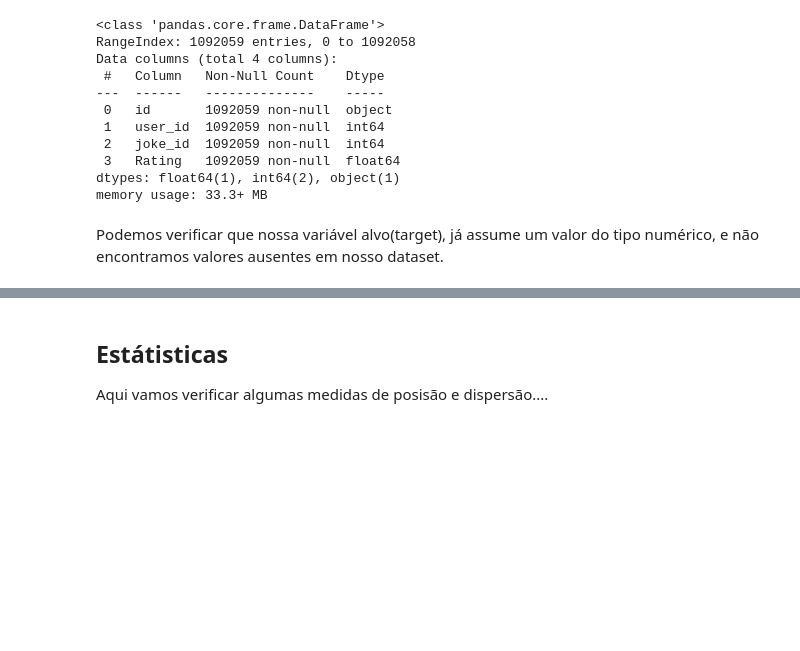
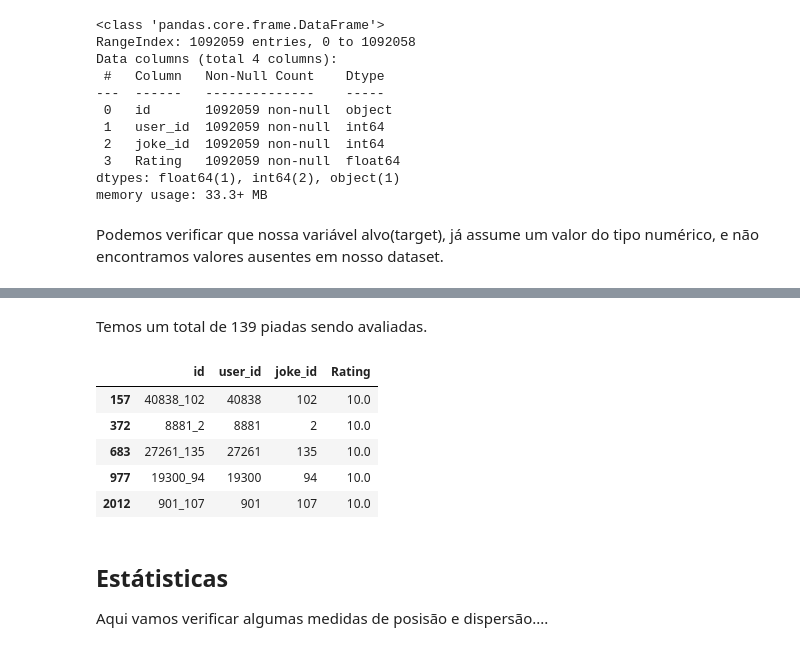
Before and after one commit to houstonsantos/joke_rating, a Jupyter notebook: joke_rating.ipynb, the cells around one changed output, grey strips where cells are left out. Cells and saved outputs as stored; diff of their text form; code cells hidden in the pictures; blank space fills up the shorter version.

```diff
--- a/joke_rating.ipynb
+++ b/joke_rating.ipynb
@@ -102,3 +125,16 @@ Podemos verificar que nossa variável alvo(target), já assume um valor do tipo
+# %% [markdown]
+Temos um total de 139 piadas sendo avaliadas.
+# %%
+maiores = dados.nlargest(n=20, columns='Rating')
+# %%
+maiores.head()
+# %% [output]
+|  | id | user_id | joke_id | Rating |
+| 157 | 40838_102 | 40838 | 102 | 10.0 |
+| 372 | 8881_2 | 8881 | 2 | 10.0 |
+| 683 | 27261_135 | 27261 | 135 | 10.0 |
+| 977 | 19300_94 | 19300 | 94 | 10.0 |
+| 2012 | 901_107 | 901 | 107 | 10.0 |
 # %% [markdown]
 ## Estátisticas
 Aqui vamos verificar algumas medidas de posisão e dispersão....
```
Also changed, not shown: parts of 18 cells of this notebook.
